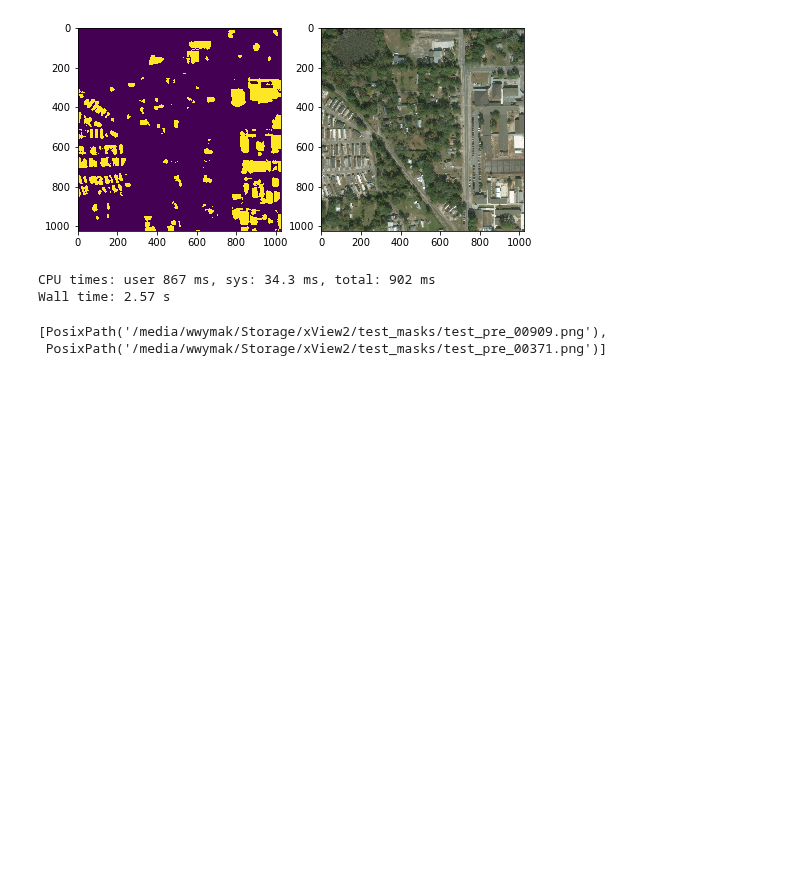
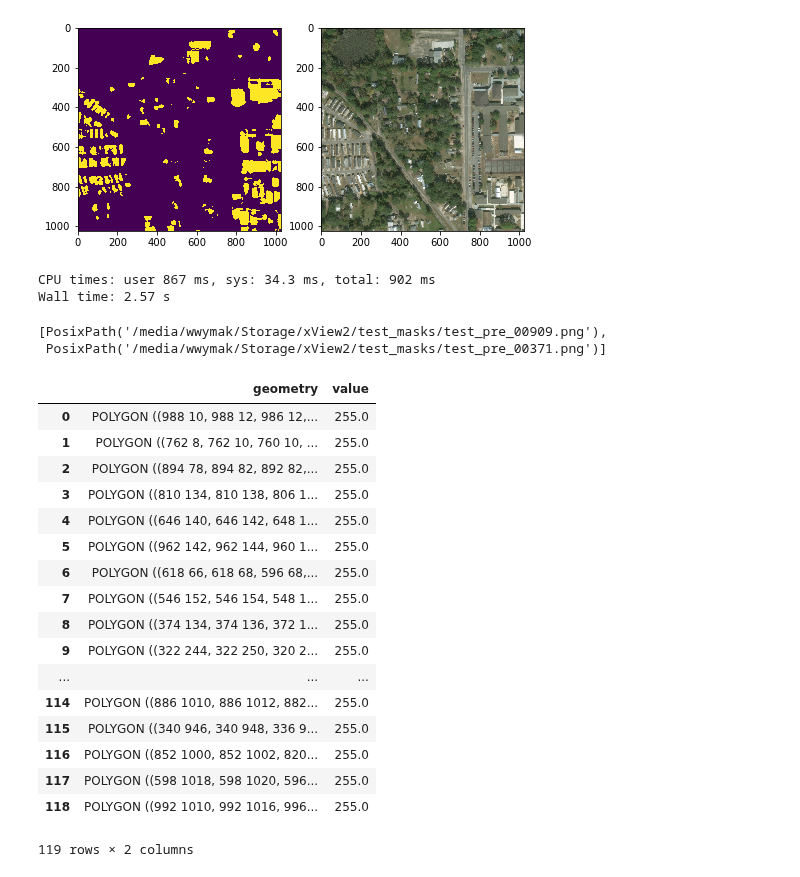
Before and after one commit to wwymak/spacenet-buildings, a Jupyter notebook: xview2/18Nov segment on test .ipynb, the cells around one changed output. Cells and saved outputs as stored; diff of their text form; code cells hidden in the pictures; blank space fills up the shorter version.

```diff
--- a/xview2/18Nov segment on test .ipynb
+++ b/xview2/18Nov segment on test .ipynb
@@ -299,0 +304,21 @@ test_masks.ls()[:2]
+# %%
+gdf
+# %% [output]
+|  | geometry | value |
+| 0 | POLYGON ((988 10, 988 12, 986 12,... | 255.0 |
+| 1 | POLYGON ((762 8, 762 10, 760 10, ... | 255.0 |
+| 2 | POLYGON ((894 78, 894 82, 892 82,... | 255.0 |
+| 3 | POLYGON ((810 134, 810 138, 806 1... | 255.0 |
+| 4 | POLYGON ((646 140, 646 142, 648 1... | 255.0 |
+| 5 | POLYGON ((962 142, 962 144, 960 1... | 255.0 |
+| 6 | POLYGON ((618 66, 618 68, 596 68,... | 255.0 |
+| 7 | POLYGON ((546 152, 546 154, 548 1... | 255.0 |
+| 8 | POLYGON ((374 134, 374 136, 372 1... | 255.0 |
+| 9 | POLYGON ((322 244, 322 250, 320 2... | 255.0 |
+| ... | ... | ... |
+| 114 | POLYGON ((886 1010, 886 1012, 882... | 255.0 |
+| 115 | POLYGON ((340 946, 340 948, 336 9... | 255.0 |
+| 116 | POLYGON ((852 1000, 852 1002, 820... | 255.0 |
+| 117 | POLYGON ((598 1018, 598 1020, 596... | 255.0 |
+| 118 | POLYGON ((992 1010, 992 1016, 996... | 255.0 |
+119 rows × 2 columns
```
Also changed, not shown: parts of 5 cells of this notebook, 1 other file.
